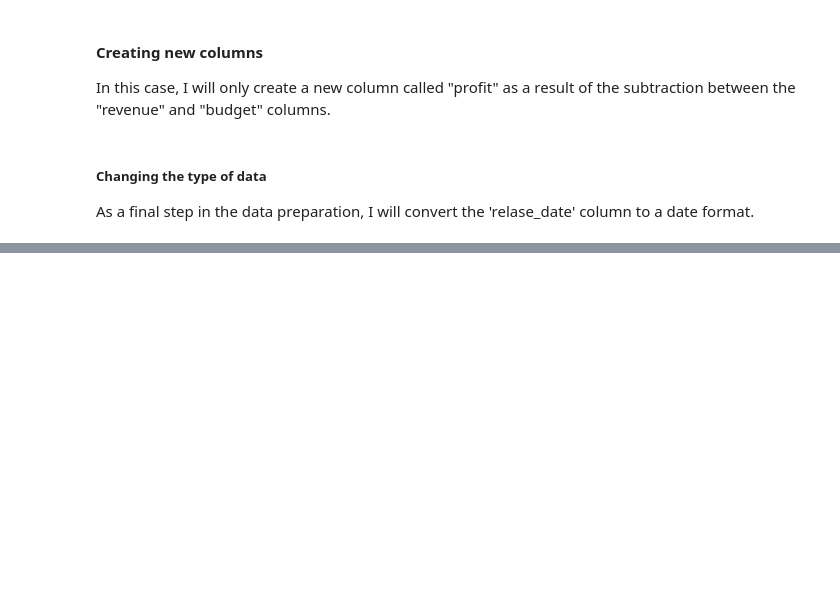
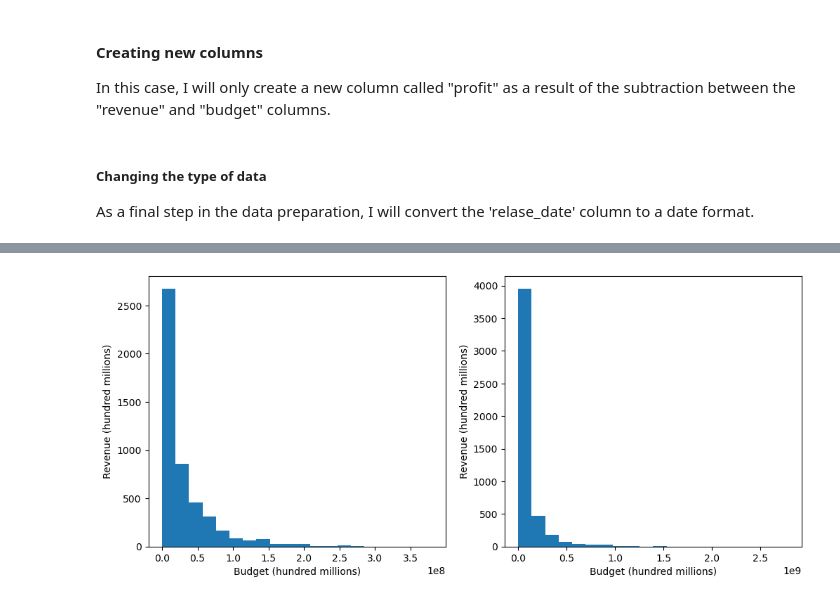
Before and after one commit to bielmc11/IMDB-MOVIES-ANALYSIS, a Jupyter notebook: movies_analysis.ipynb, the cells around one changed output, grey strips where cells are left out. Saved outputs shown, nothing was run; the diff lists cells and outputs as text; code cells hidden in the pictures; blank space fills up the shorter version.

```diff
--- a/movies_analysis.ipynb
+++ b/movies_analysis.ipynb
@@ -114,0 +231,15 @@ df['release_date'] = pd.to_datetime(df['release_date'])
+# %%
+fig, axes = plt.subplots(1, 2, figsize=(12, 5))
+
+axes[0].hist(df['budget'], bins=20)
+axes[0].set_xlabel('Budget (hundred millions)')
+axes[0].set_ylabel('Revenue (hundred millions)')
+
+axes[1].hist(df['revenue'], bins=20)
+axes[1].set_xlabel('Budget (hundred millions)')
+axes[1].set_ylabel('Revenue (hundred millions)')
+
+
+plt.show()
+# %% [output]
+[figure, added]
```
Also changed, not shown: parts of 19 cells of this notebook.
